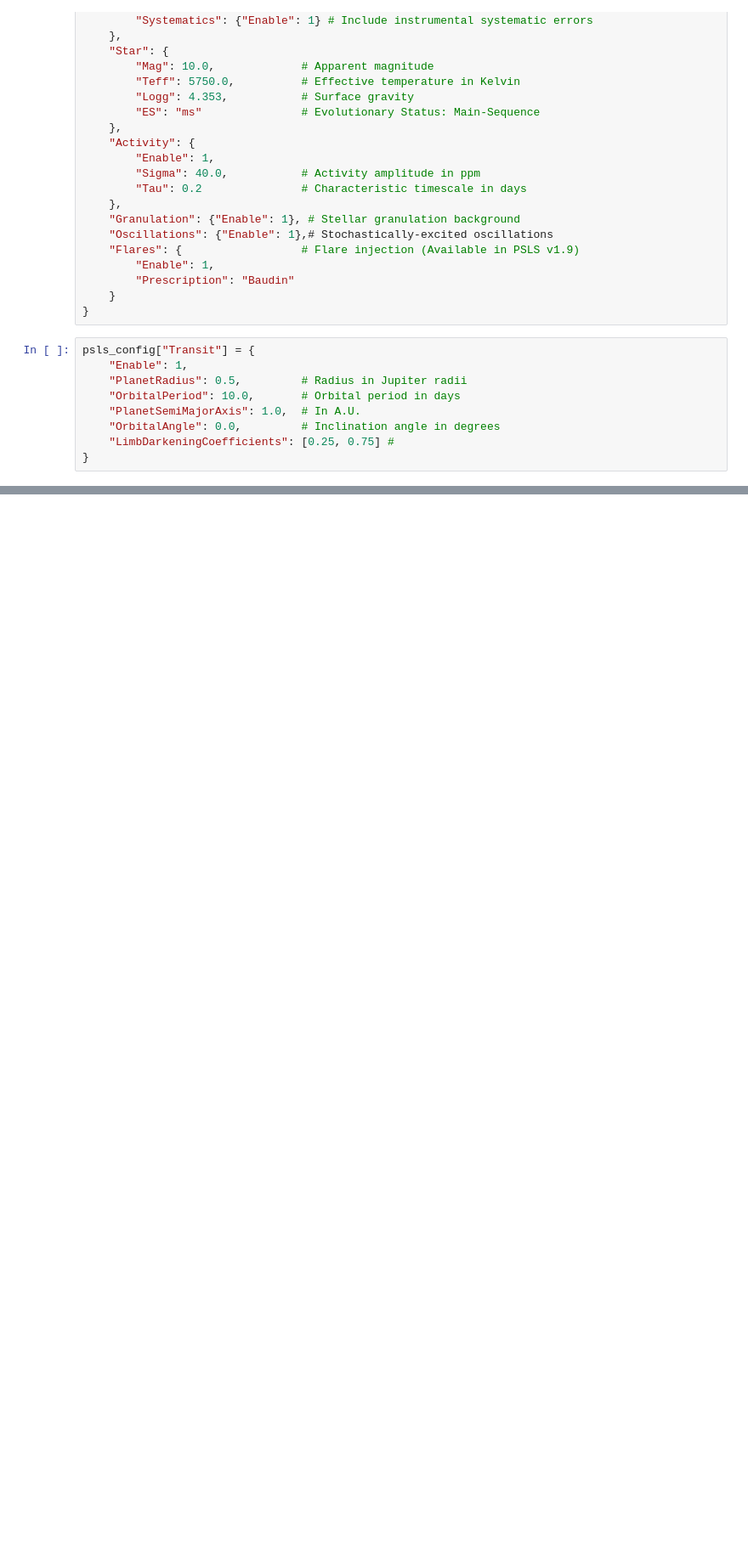
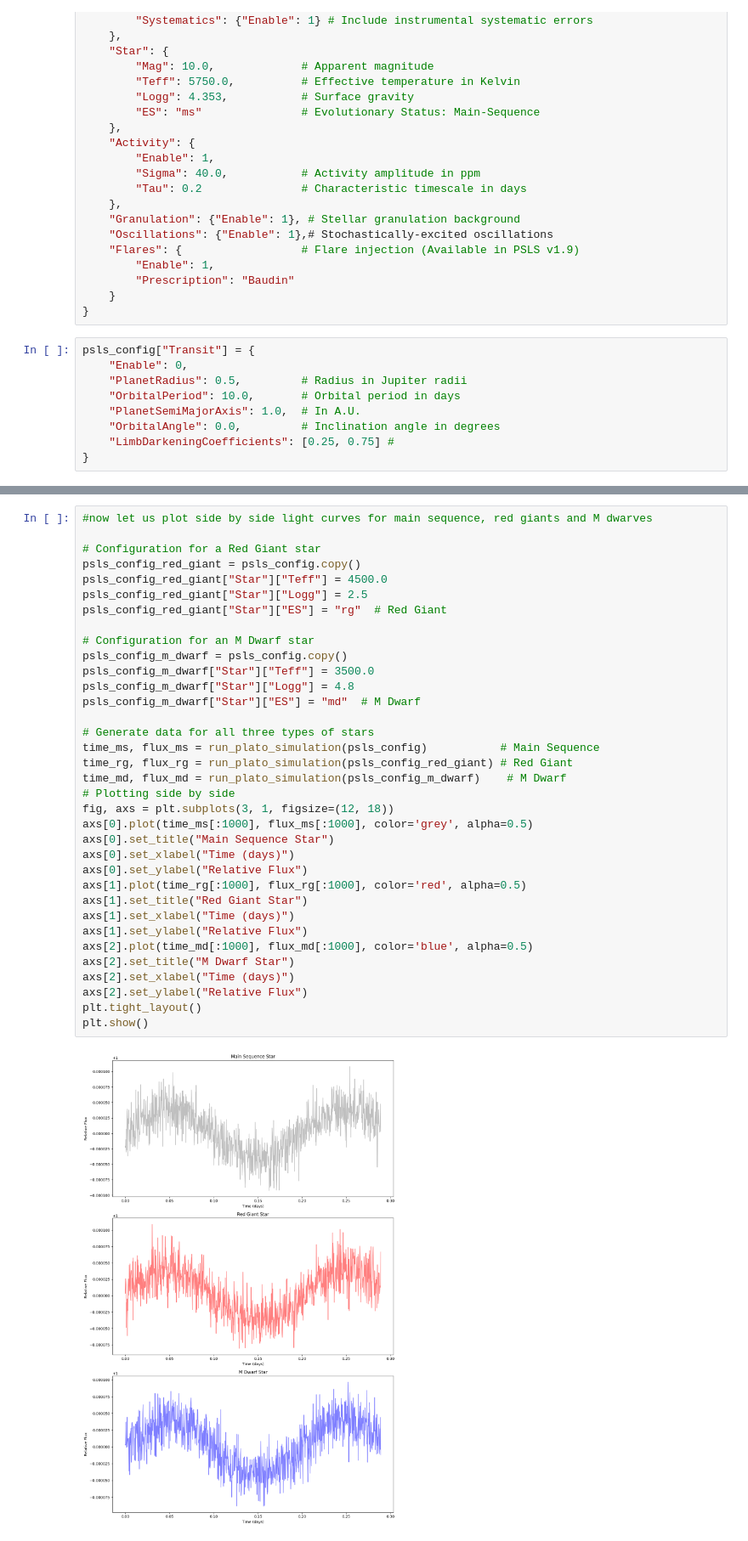
Before and after one commit to rosenberg9/computational_astrobiology_belgrade, a Jupyter notebook: PlatoLightCurves/psls-1.9/examples/light_curves.ipynb, the cells around one changed output, grey strips where cells are left out. Shown at 85% size. Cells and saved outputs as stored; diff of their text form; blank space fills up the shorter version.

```diff
--- a/PlatoLightCurves/psls-1.9/examples/light_curves.ipynb
+++ b/PlatoLightCurves/psls-1.9/examples/light_curves.ipynb
@@ -37,7 +37,7 @@ psls_config = {
 }
 # %%
 psls_config["Transit"] = {
-    "Enable": 1,
+    "Enable": 0,
     "PlanetRadius": 0.5,         # Radius in Jupiter radii
     "OrbitalPeriod": 10.0,       # Orbital period in days
     "PlanetSemiMajorAxis": 1.0,  # In A.U.
@@ -76,0 +65,37 @@ plt.show()
+# %%
+#now let us plot side by side light curves for main sequence, red giants and M dwarves
+
+# Configuration for a Red Giant star
+psls_config_red_giant = psls_config.copy()
+psls_config_red_giant["Star"]["Teff"] = 4500.0
+psls_config_red_giant["Star"]["Logg"] = 2.5
+psls_config_red_giant["Star"]["ES"] = "rg"  # Red Giant
+
+# Configuration for an M Dwarf star
+psls_config_m_dwarf = psls_config.copy()
+psls_config_m_dwarf["Star"]["Teff"] = 3500.0
+psls_config_m_dwarf["Star"]["Logg"] = 4.8
+psls_config_m_dwarf["Star"]["ES"] = "md"  # M Dwarf
+
+# Generate data for all three types of stars
+time_ms, flux_ms = run_plato_simulation(psls_config)           # Main Sequence
+time_rg, flux_rg = run_plato_simulation(psls_config_red_giant) # Red Giant
+time_md, flux_md = run_plato_simulation(psls_config_m_dwarf)    # M Dwarf
+# Plotting side by side
+fig, axs = plt.subplots(3, 1, figsize=(12, 18))
+axs[0].plot(time_ms[:1000], flux_ms[:1000], color='grey', alpha=0.5)
+axs[0].set_title("Main Sequence Star")
+axs[0].set_xlabel("Time (days)")
+axs[0].set_ylabel("Relative Flux")
+axs[1].plot(time_rg[:1000], flux_rg[:1000], color='red', alpha=0.5)
+axs[1].set_title("Red Giant Star")
+axs[1].set_xlabel("Time (days)")
+axs[1].set_ylabel("Relative Flux")
+axs[2].plot(time_md[:1000], flux_md[:1000], color='blue', alpha=0.5)
+axs[2].set_title("M Dwarf Star")
+axs[2].set_xlabel("Time (days)")
+axs[2].set_ylabel("Relative Flux")
+plt.tight_layout()
+plt.show()
+# %% [output]
+[figure, added]
```
Also changed, not shown: parts of 2 cells of this notebook, 6 other files.
